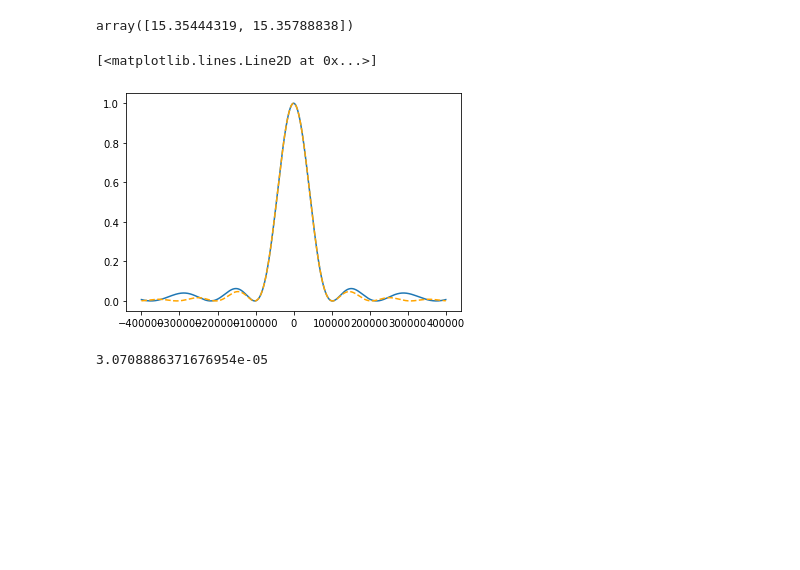
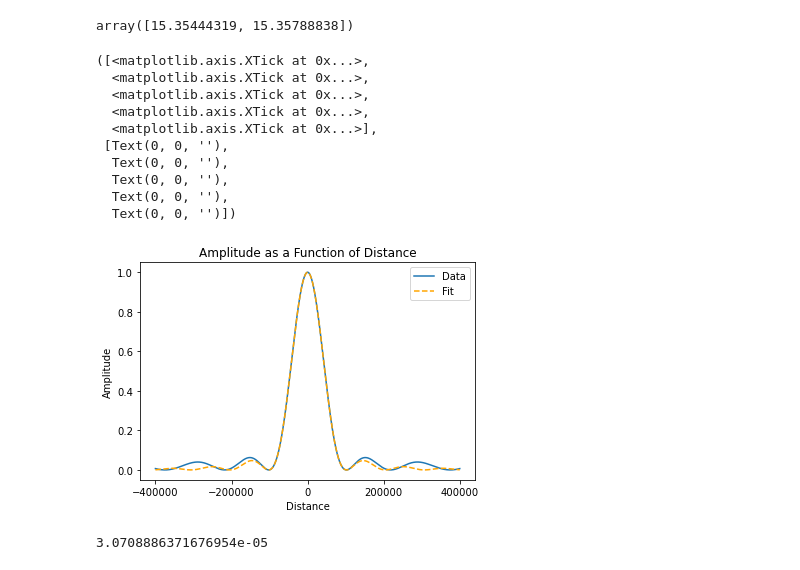
Before and after one commit to DanDan0101/opho-2021, a Jupyter notebook: E1-3.3.ipynb, the cells around one changed output. Drawn from its saved outputs; the diff is of its cells as text; code cells hidden in the pictures; blank space fills up the shorter version.

```diff
--- a/E1-3.3.ipynb
+++ b/E1-3.3.ipynb
@@ -38,11 +38,25 @@ B = popt[1] * (500e-9) / 0.25
 x = np.linspace(-400000, 400000, 10000)
 y = func(x, A, B)
 # %%
-plt.plot(input_frame["x"], input_frame["Amplitude"])
-plt.plot(x, y, color = "orange", linestyle = "dashed")
+plt.plot(input_frame["x"], input_frame["Amplitude"], label = "Data")
+plt.plot(x, y, color = "orange", linestyle = "dashed", label = "Fit")
+plt.legend()
+plt.xlabel("Distance")
+plt.title("Amplitude as a Function of Distance")
+plt.ylabel("Amplitude")
+plt.xticks(np.linspace(-400000,400000,5))
 # %% [output]
-[<matplotlib.lines.Line2D at 0x...>]
+([<matplotlib.axis.XTick at 0x...>,
+  <matplotlib.axis.XTick at 0x...>,
+  <matplotlib.axis.XTick at 0x...>,
+  <matplotlib.axis.XTick at 0x...>,
+  <matplotlib.axis.XTick at 0x...>],
+ [Text(0, 0, ''),
+  Text(0, 0, ''),
+  Text(0, 0, ''),
+  Text(0, 0, ''),
+  Text(0, 0, '')])
-[figure, old version]
+[figure, new version]
 # %%
 A
 # %% [output]
```
Also changed, not shown: 2 other files.
